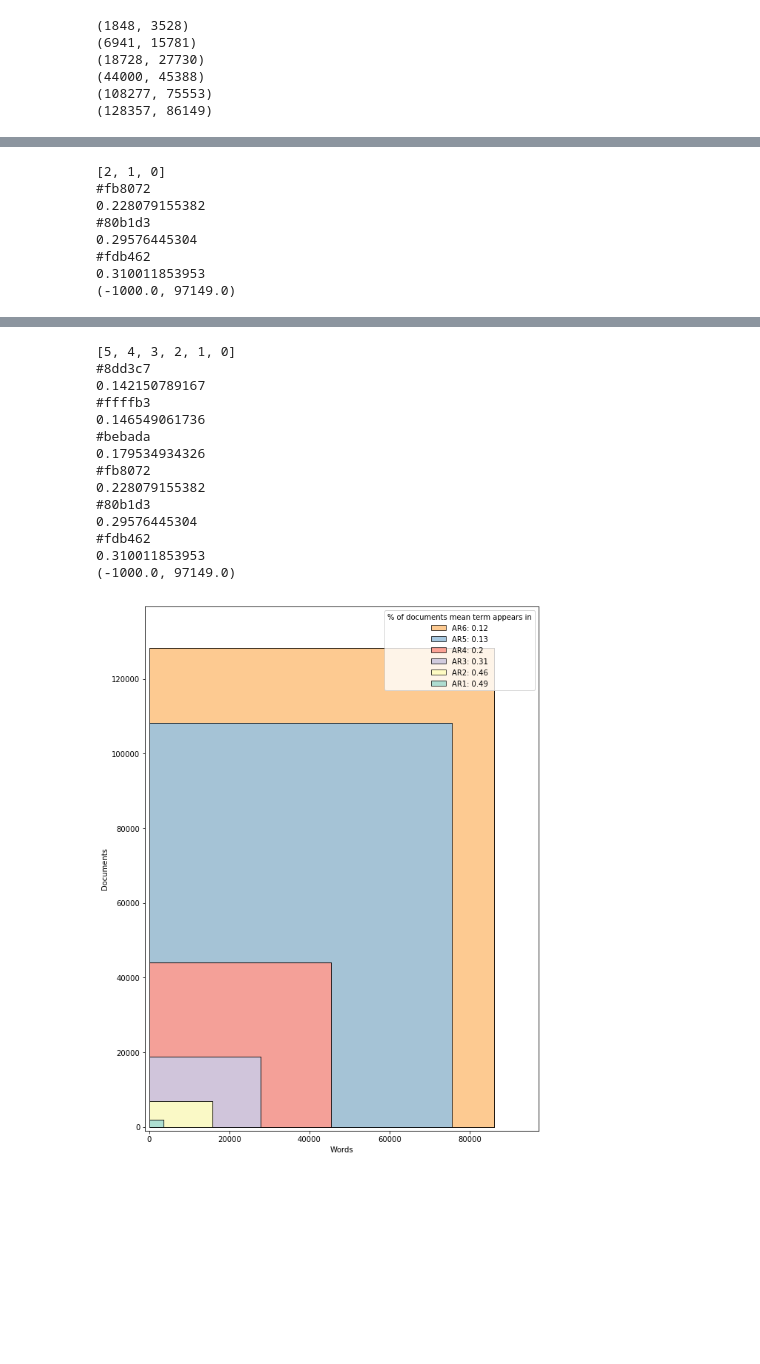
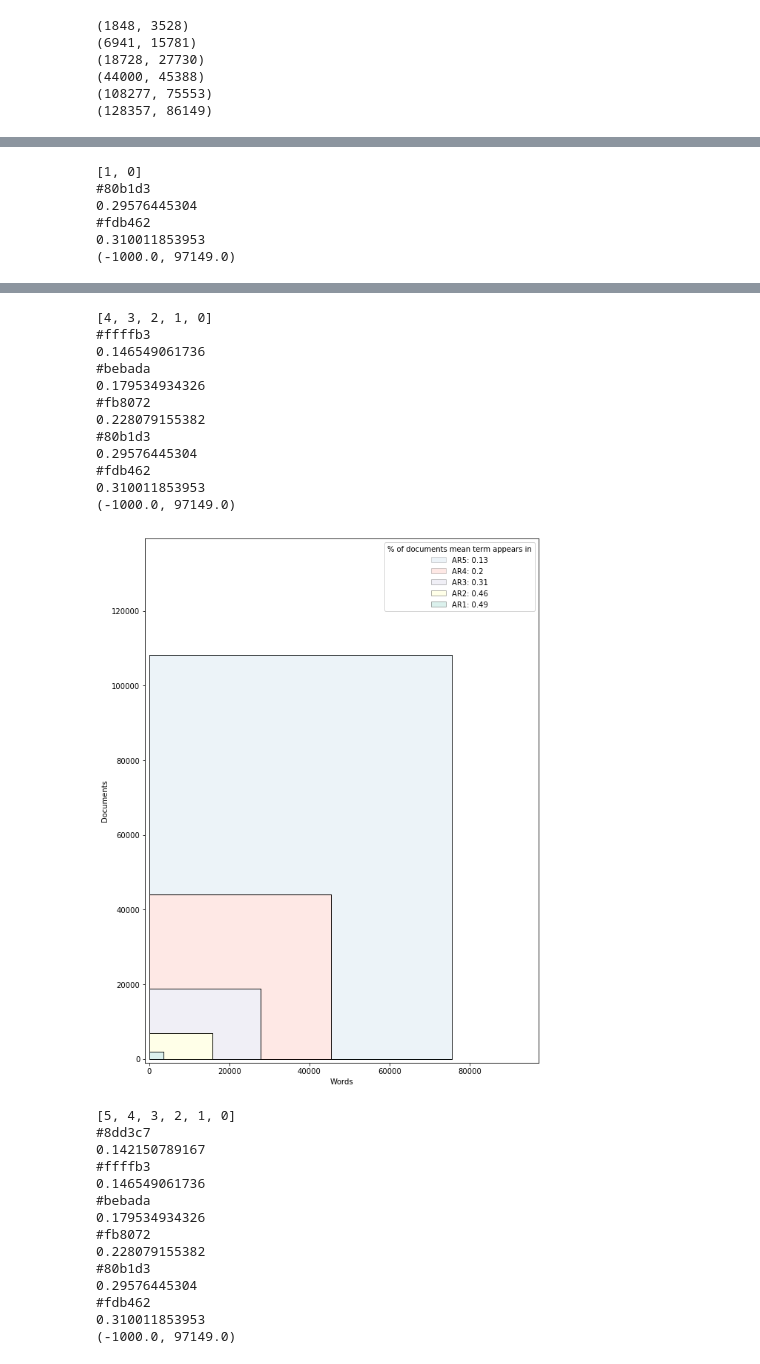
Before and after one commit to mcallaghan/cc-topography, a Jupyter notebook: code/literature_size.ipynb, the cells around one changed output, grey strips where cells are left out. Saved outputs shown, nothing was run; the diff lists cells and outputs as text; code cells hidden in the pictures; blank space fills up the shorter version.

```diff
--- a/code/literature_size.ipynb
+++ b/code/literature_size.ipynb
@@ -109,7 +109,7 @@ ind = np.arange(1)
 plt.rcParams["figure.figsize"] = [8,12]
 
 def vvrect(X,col_x,m):
-    return plt.bar(ind+X.shape[1]/2,X.shape[0],width=X.shape[1],facecolor=col_x,edgecolor='black',alpha=0.7)#,alpha=m)
+    return plt.bar(ind+X.shape[1]/2,X.shape[0],width=X.shape[1],facecolor=col_x,edgecolor='black',alpha=m)#,alpha=m)
 
 means = [x.getnnz(0).mean()/x.shape[0]*100 for x in X]
 nmeans = normalize([means])[0]
@@ -127,7 +127,7 @@ years = [x.name for x in ars] + ["Bible"]
 plots = []
 lvalues = []
 for x in [5,4,3,2,1,0,6]:
-    a = (nmeans[x]+0.1)/1.1
+    a = (nmeans[x]+0.3)/1.3
     #a = nmeans[x]
     vvrect(X[x], "None",1)
     vvrect(X[x], "white",1)
@@ -173,7 +173,7 @@ plt.rcParams["figure.figsize"] = (9.5,13)
 
 xs = [5,4,3,2,1,0,6]
 
-for ar in ars:
+for ar in AR.objects.all():
     plots = []
     lvalues = []
 
@@ -225,6 +221,4 @@ for ar in ars:
-[2, 1, 0]
-#fb8072
-0.228079155382
+[1, 0]
 #80b1d3
 0.29576445304
 #fdb462
@@ -258,15 +248,27 @@ for ar in ars:
-[5, 4, 3, 2, 1, 0]
-#8dd3c7
-0.142150789167
+[4, 3, 2, 1, 0]
 #ffffb3
 0.146549061736
 #bebada
 0.179534934326
 #fb8072
 0.228079155382
 #80b1d3
 0.29576445304
 #fdb462
 0.310011853953
 (-1000.0, 97149.0)
-[figure, old version]
+[figure, new version]
+[5, 4, 3, 2, 1, 0]
+#8dd3c7
+0.142150789167
+#ffffb3
+0.146549061736
+#bebada
+0.179534934326
+#fb8072
+0.228079155382
+#80b1d3
+0.29576445304
+#fdb462
+0.310011853953
+(-1000.0, 97149.0)
```
Also changed, not shown: parts of 8 cells of this notebook, 20 other files.
